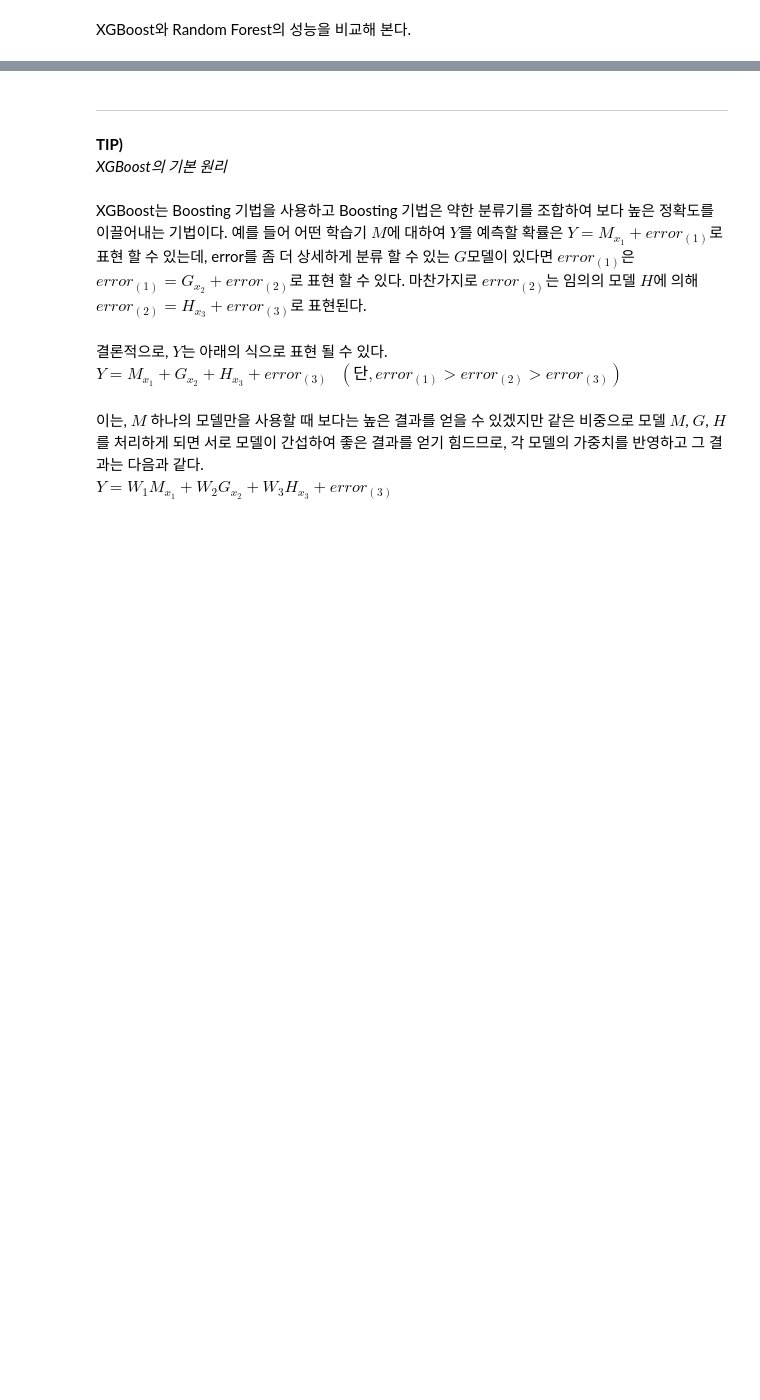
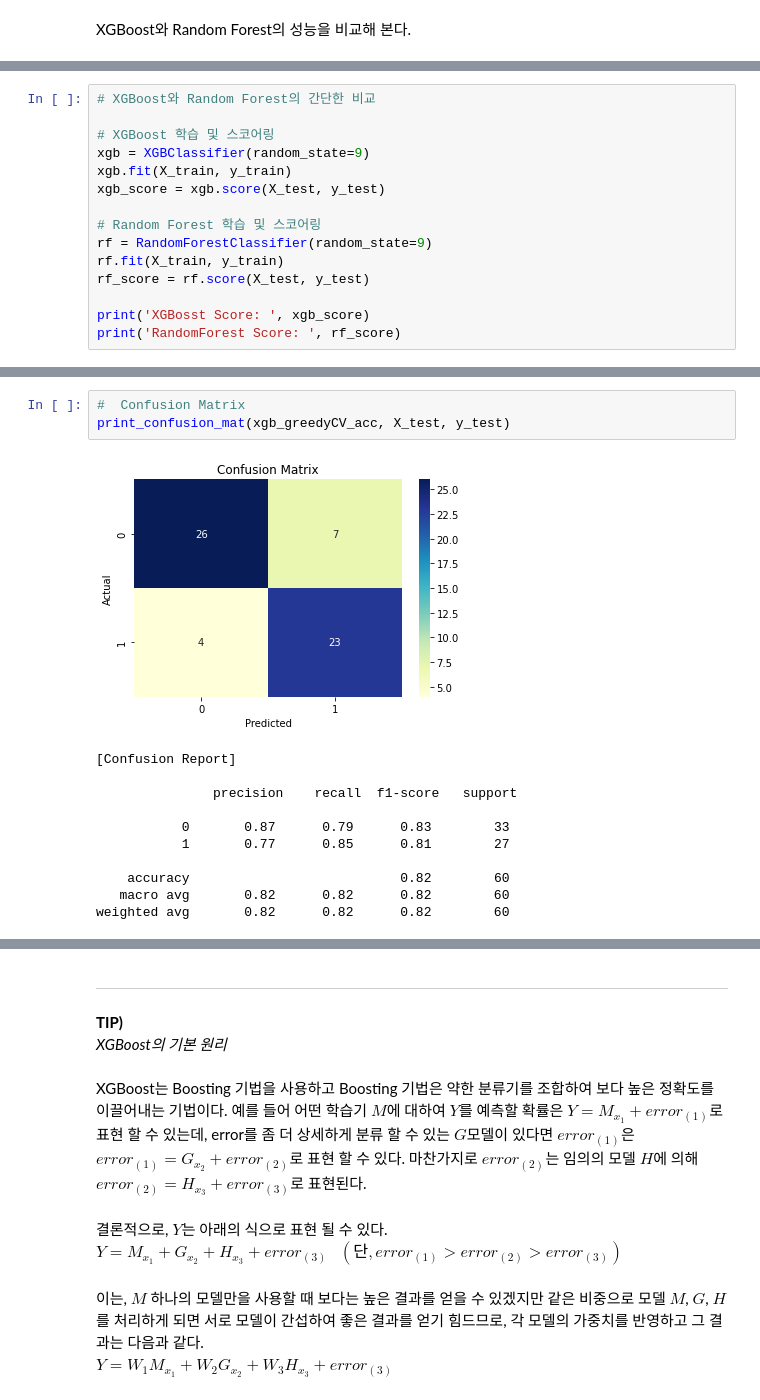
Before and after one commit to iss760/machine-learning, a Jupyter notebook: model/xgboost.ipynb, the cells around one changed output, grey strips where cells are left out. Cells and saved outputs as stored; diff of their text form; blank space fills up the shorter version.

```diff
--- a/model/xgboost.ipynb
+++ b/model/xgboost.ipynb
@@ -88,0 +110,15 @@ XGBoost와 Random Forest의 성능을 비교해 본다.
+# %%
+# XGBoost와 Random Forest의 간단한 비교
+
+# XGBoost 학습 및 스코어링
+xgb = XGBClassifier(random_state=9)
+xgb.fit(X_train, y_train)
+xgb_score = xgb.score(X_test, y_test)
+
+# Random Forest 학습 및 스코어링
+rf = RandomForestClassifier(random_state=9)
+rf.fit(X_train, y_train)
+rf_score = rf.score(X_test, y_test)
+
+print('XGBosst Score: ', xgb_score)
+print('RandomForest Score: ', rf_score)
@@ -88,0 +214,15 @@ XGBoost와 Random Forest의 성능을 비교해 본다.
+# %%
+#  Confusion Matrix
+print_confusion_mat(xgb_greedyCV_acc, X_test, y_test)
+# %% [output]
+[figure, added]
+[Confusion Report]
+
+               precision    recall  f1-score   support
+
+           0       0.87      0.79      0.83        33
+           1       0.77      0.85      0.81        27
+
+    accuracy                           0.82        60
+   macro avg       0.82      0.82      0.82        60
+weighted avg       0.82      0.82      0.82        60
```
Also changed, not shown: parts of 24 cells of this notebook.
